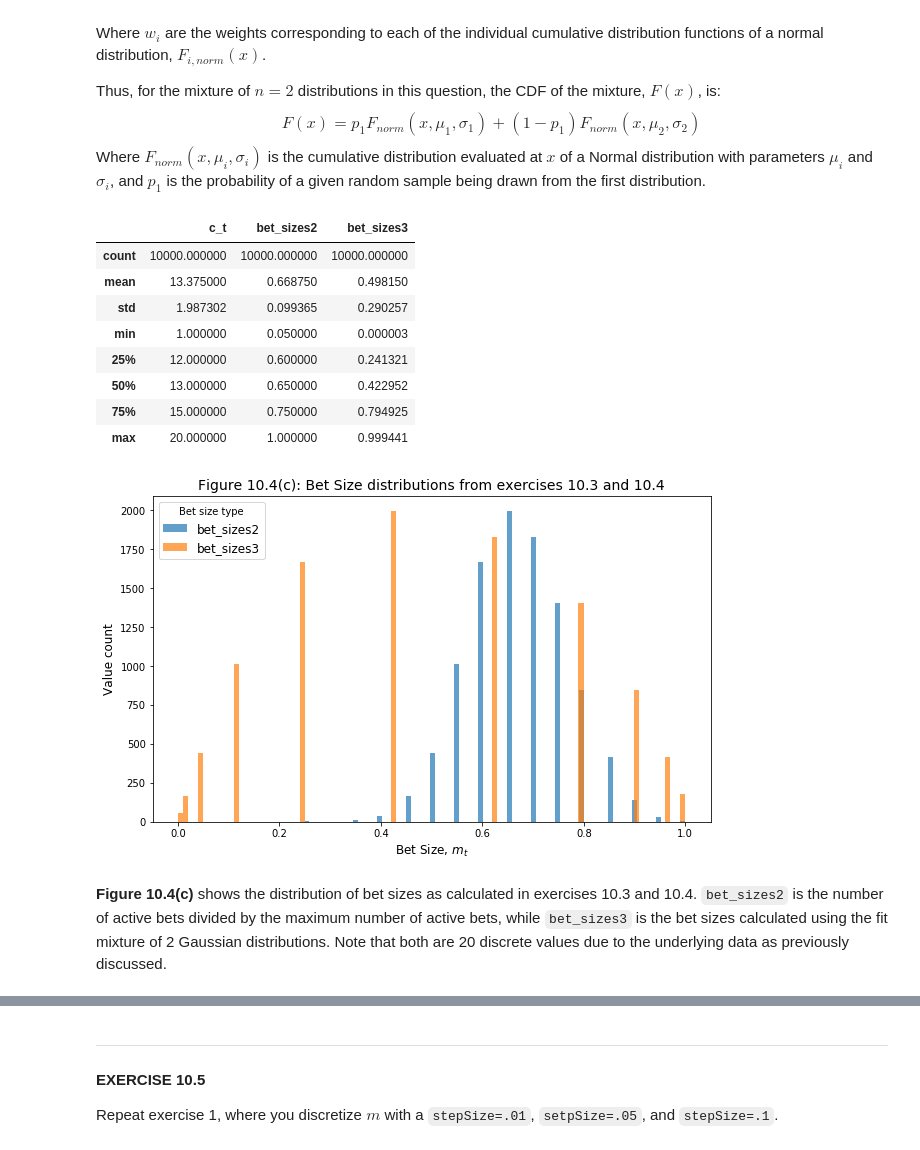
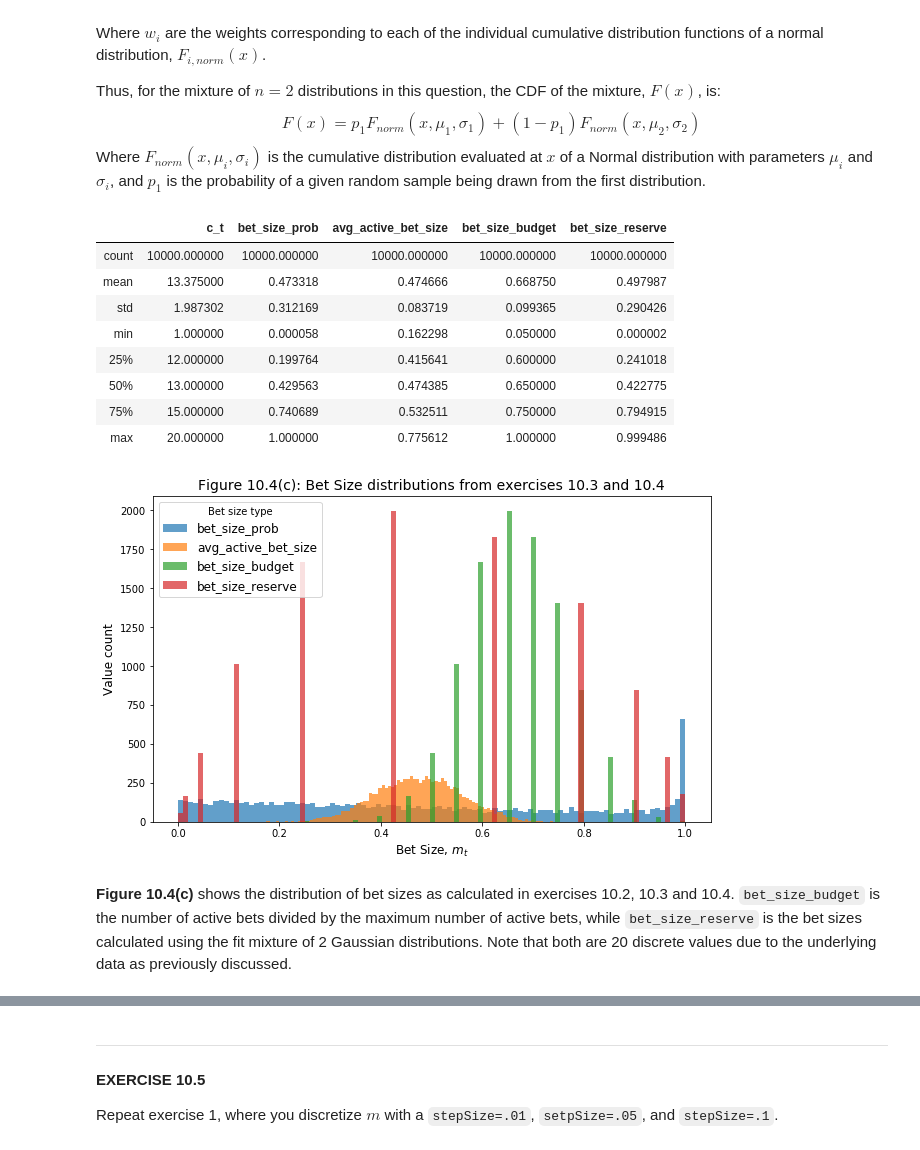
Before and after one commit to AI-Stuff/hudson-and-thames-research, a Jupyter notebook: Chapter10/Chapter10_Exercises.ipynb, the cells around one changed output, grey strips where cells are left out. Cells and saved outputs as stored; diff of their text form; code cells hidden in the pictures.

```diff
--- a/Chapter10/Chapter10_Exercises.ipynb
+++ b/Chapter10/Chapter10_Exercises.ipynb
@@ -106,9 +106,9 @@ t1 = pd.Series(data=dates_shifted, index=dates)
 
 # Collect the series into a single DataFrame.
 df_events = pd.concat(objs=[t1, bet_sizes], axis=1)
-df_events = df_events.rename(columns={0: 't1', 1: 'bet_size'})
+df_events = df_events.rename(columns={0: 't1', 1: 'bet_size_prob'})
 df_events['p'] = P_t
-df_events = df_events[['t1', 'p', 'bet_size']]
+df_events = df_events[['t1', 'p', 'bet_size_prob']]
 
 
 # 10.2(e) Compute the average active bets (sizes).
@@ -127,6 +127,6 @@ df_events['avg_active_bet_size'] = avg_bet
 print("The first 10 rows of the resulting DataFrame from Exercise 10.2:")
 display(df_events.head(10))
 print("Summary statistics on the bet size columns:")
-display(df_events[['bet_size', 'num_active_bets', 'avg_active_bets']].describe())
+display(df_events[['bet_size_prob', 'num_active_bets', 'avg_active_bet_size']].describe())
 # %% [output]
 The first 10 rows of the resulting DataFrame from Exercise 10.2:
@@ -192,7 +192,7 @@ bet_sizes_2 = avg_active_long - avg_active_short
 
 df_events2 = df_events2.assign(active_long=active_long,
                                active_short=active_short,
-                               bet_sizes2=bet_sizes_2)
+                               bet_size_budget=bet_sizes_2)
 display(df_events2.head(10))
 # %% [output]
   10.3(a) Maximum number of concurrent long bets: 20
@@ -213,7 +213,7 @@ display(df_events2.head(10))
 fig_10_3, ax_10_3 = plt.subplots(figsize=(16, 8))
 colors = iter(cm.coolwarm(np.linspace(0,1,3)))
 n_bins = 50
-for i, col in enumerate(['bet_size', 'avg_active_bets', 'bet_sizes2']):
+for i, col in enumerate(['bet_size_prob', 'avg_active_bet_size', 'bet_size_budget']):
     ax_10_3.hist(df_events2[col], bins=n_bins, alpha=0.75, color=colors.__next__(), label=col)
 ax_10_3.set_xticks([i/10 for i in range(11)])
 ax_10_3.set_xlabel("Column value", fontsize=12)
@@ -350,48 +350,48 @@ Where $F_{norm}(x, \mu_i, \sigma_i)$ is the cumulative distribution evaluated at
 # ======================================================
 
 def cdf_mixture(x, parameters):
     # the CDF of a mixture of 2 normal distributions, evaluated at x
     # :param x: (float) x-value
     # :param parameters: (list) mixture parameters, [mu1, mu2, sigma1, sigma2, p1]
     # :return: (float) CDF of the mixture
     # ===================================
     mu1, mu2, sigma1, sigma2, p1 = parameters  # for clarity
     return p1*norm.cdf(x, mu1, sigma1) + (1-p1)*norm.cdf(x, mu2, sigma2)
 
 def bet_size_mixed(c_t, parameters):
     # return the bet size based on the description provided in
     # question 10.4(c).
     # :param c_t: (int) different of the number of concurrent long bets minus short bets
     # :param parameters: (list) mixture parameters, [mu1, mu2, sigma1, sigma2, p1]
     # :return: (float) bet size
     # =========================
     if c_t >= 0:
         return ( cdf_mixture(c_t, parameters) - cdf_mixture(0, parameters) ) / ( 1 - cdf_mixture(0, parameters) )
     else:
         ( cdf_mixture(c_t, parameters) - cdf_mixture(0, parameters) ) / cdf_mixture(0, parameters)
 
-df_events2['bet_sizes3'] = df_events2.c_t.apply(lambda c: bet_size_mixed(c, fit_parameters))
+df_events2['bet_size_reserve'] = df_events2.c_t.apply(lambda c: bet_size_mixed(c, fit_parameters))
 fig_10_4c, ax_10_4c = plt.subplots(figsize=(10,6))
-for c in ['bet_sizes2', 'bet_sizes3']:
+for c in ['bet_size_prob', 'avg_active_bet_size', 'bet_size_budget', 'bet_size_reserve']:
     ax_10_4c.hist(df_events2[c].to_numpy(), bins=100, label=c, alpha=0.7)
 ax_10_4c.legend(loc='upper left', fontsize=12, title="Bet size type", title_fontsize=10)
 ax_10_4c.set_xlabel("Bet Size, $m_t$", fontsize=12)
 ax_10_4c.set_ylabel("Value count", fontsize=12)
 ax_10_4c.set_title("Figure 10.4(c): Bet Size distributions from exercises 10.3 and 10.4", fontsize=14)
-display(df_events2[['c_t', 'bet_sizes2', 'bet_sizes3']].describe())
+display(df_events2[['c_t', 'bet_size_prob', 'avg_active_bet_size', 'bet_size_budget', 'bet_size_reserve']].describe())
 # %% [output]
-|  | c_t | bet_sizes2 | bet_sizes3 |
-| count | 10000.000000 | 10000.000000 | 10000.000000 |
-| mean | 13.375000 | 0.668750 | 0.498150 |
-| std | 1.987302 | 0.099365 | 0.290257 |
-| min | 1.000000 | 0.050000 | 0.000003 |
-| 25% | 12.000000 | 0.600000 | 0.241321 |
-| 50% | 13.000000 | 0.650000 | 0.422952 |
-| 75% | 15.000000 | 0.750000 | 0.794925 |
-| max | 20.000000 | 1.000000 | 0.999441 |
+|  | c_t | bet_size_prob | avg_active_bet_size | bet_size_budget | bet_size_reserve |
+| count | 10000.000000 | 10000.000000 | 10000.000000 | 10000.000000 | 10000.000000 |
+| mean | 13.375000 | 0.473318 | 0.474666 | 0.668750 | 0.497987 |
+| std | 1.987302 | 0.312169 | 0.083719 | 0.099365 | 0.290426 |
+| min | 1.000000 | 0.000058 | 0.162298 | 0.050000 | 0.000002 |
+| 25% | 12.000000 | 0.199764 | 0.415641 | 0.600000 | 0.241018 |
+| 50% | 13.000000 | 0.429563 | 0.474385 | 0.650000 | 0.422775 |
+| 75% | 15.000000 | 0.740689 | 0.532511 | 0.750000 | 0.794915 |
+| max | 20.000000 | 1.000000 | 0.775612 | 1.000000 | 0.999486 |
-[figure, old version]
+[figure, new version]
 # %% [markdown]
-**Figure 10.4(c)** shows the distribution of bet sizes as calculated in exercises 10.3 and 10.4. `bet_sizes2` is the number of active bets divided by the maximum number of active bets, while `bet_sizes3` is the bet sizes calculated using the fit mixture of 2 Gaussian distributions. Note that both are 20 discrete values due to the underlying data as previously discussed.
+**Figure 10.4(c)** shows the distribution of bet sizes as calculated in exercises 10.2, 10.3 and 10.4. `bet_size_budget` is the number of active bets divided by the maximum number of active bets, while `bet_size_reserve` is the bet sizes calculated using the fit mixture of 2 Gaussian distributions. Note that both are 20 discrete values due to the underlying data as previously discussed.
 # %% [markdown]
 **10.4(d) Discussion**
 
```
Also changed, not shown: parts of 7 cells of this notebook.
